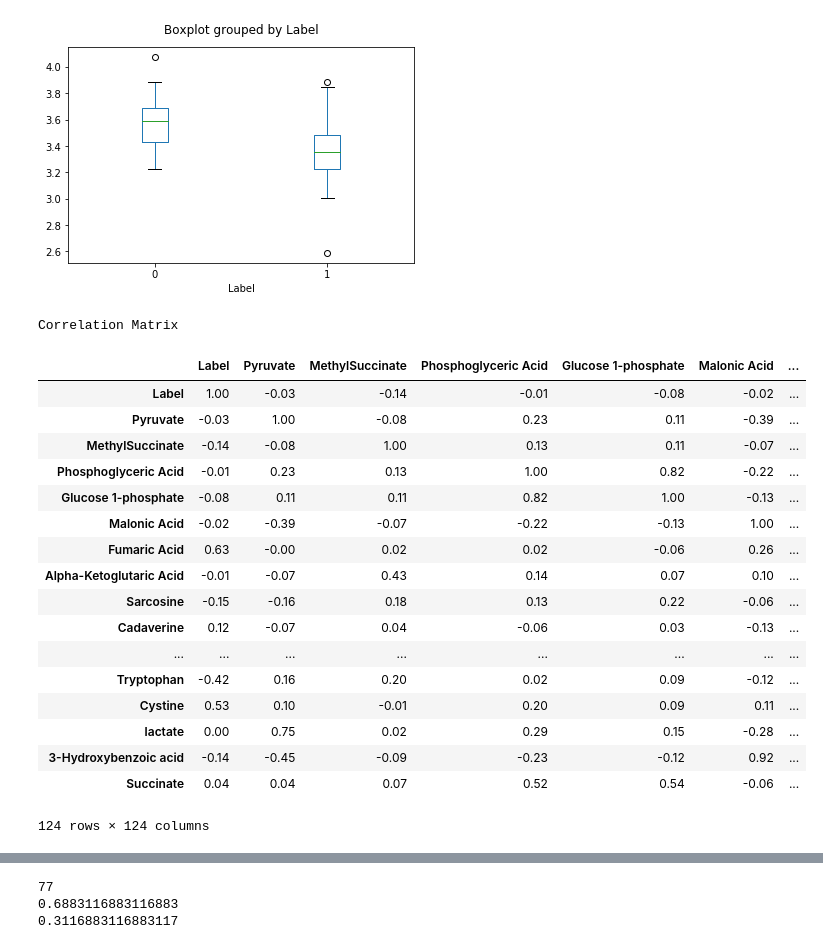
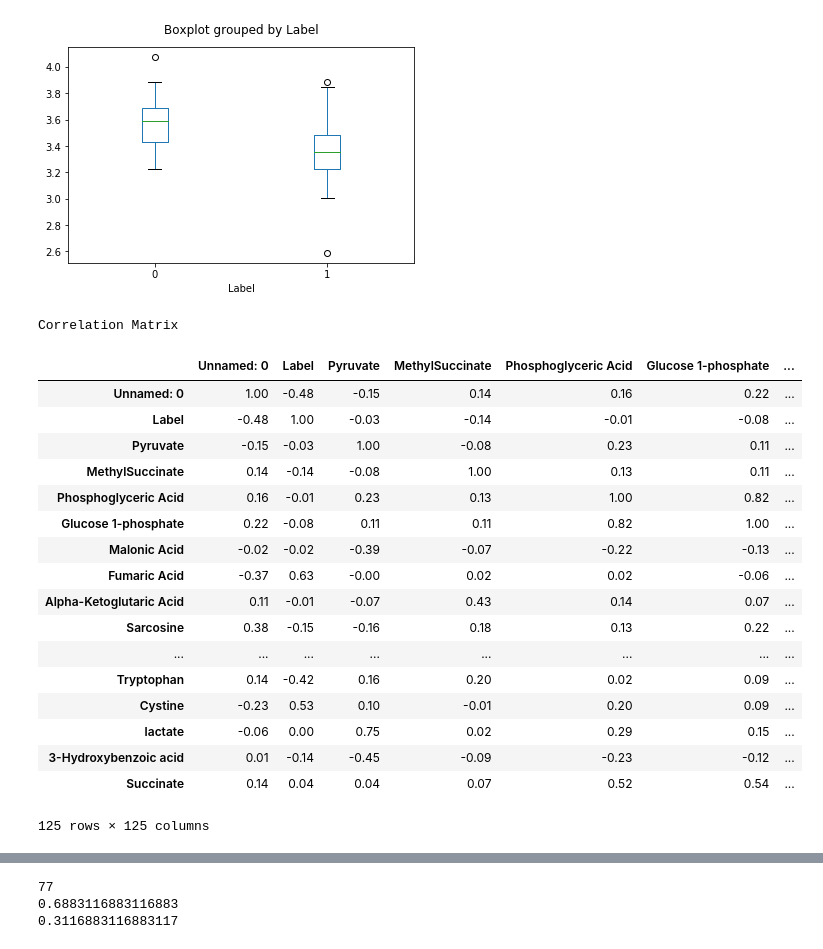
Before and after one commit to pulsetracker/BIOS6644, a Jupyter notebook: CSV_Metabolomics_Activity/BIOS6644_CSV_Sugar_Metabolomics_CrystalNatvig.ipynb, the cells around one changed output, grey strips where cells are left out. Saved outputs shown, nothing was run; the diff lists cells and outputs as text; code cells hidden in the pictures.

```diff
--- a/CSV_Metabolomics_Activity/BIOS6644_CSV_Sugar_Metabolomics_CrystalNatvig.ipynb
+++ b/CSV_Metabolomics_Activity/BIOS6644_CSV_Sugar_Metabolomics_CrystalNatvig.ipynb
@@ -139,0 +114,13 @@ modMetabolomics
+# %%
+#Relabel column
+Metabolomics_data.rename(columns={'Unnamed: 0':'Index'}, inplace=True)
+
+## Instructor comment
+## You've correctly identified the unlabeld column as an index.
+## However, data frames have an index built in that's separate from the columns.
+##
+## I think it's better for to assign that column to be the index instead of a column
+## named index. Help file shows you how: help(pd.read_csv)
+##  Metabolomics_data = pd.read_csv('../Data/sugar_metabolomics.csv',index_col=0)
+Metabolomics_data = pd.read_csv('../Data/sugar_metabolomics.csv')
+Metabolomics_data
@@ -200,44 +220,44 @@ plt.grid(False)
 # %%
 ##################################################################################################################
 #
 # YouDo:
 # Make a pair of plots as follows:
 #    1) Show the correlation matrix between columns of the data
 #        (hint 1: it should be 124x124, hint 2: check out plt.imshow()
 #         Hint 2: numpy has a function for generating the correlation matrix)
 #
 #    2) Make a similar plot showing correlation > 90%
 #
 #  Stretch goal:  using plt.subplot()  make a single figure with both plots side-by-side
 #
 #######################################  BEGIN STUDENT CODE  #####################################################
 
-corrMetabolomics = mod2Metabolomics.drop(columns=['Index'])
+corrMetabolomics = mod2Metabolomics#mod2Metabolomics.drop(columns=['Index'])
 
 # Basic Correlation
 print("Correlation Matrix")
 corrMetabolomics.corr().round(2)
 
 #######################################   END STUDENT CODE   #####################################################
 # %% [output]
 Correlation Matrix
-|  | Label | Pyruvate | MethylSuccinate | Phosphoglyceric Acid | Glucose 1-phosphate | Malonic Acid | ... |
-| Label | 1.00 | -0.03 | -0.14 | -0.01 | -0.08 | -0.02 | ... |
-| Pyruvate | -0.03 | 1.00 | -0.08 | 0.23 | 0.11 | -0.39 | ... |
-| MethylSuccinate | -0.14 | -0.08 | 1.00 | 0.13 | 0.11 | -0.07 | ... |
-| Phosphoglyceric Acid | -0.01 | 0.23 | 0.13 | 1.00 | 0.82 | -0.22 | ... |
-| Glucose 1-phosphate | -0.08 | 0.11 | 0.11 | 0.82 | 1.00 | -0.13 | ... |
-| Malonic Acid | -0.02 | -0.39 | -0.07 | -0.22 | -0.13 | 1.00 | ... |
-| Fumaric Acid | 0.63 | -0.00 | 0.02 | 0.02 | -0.06 | 0.26 | ... |
-| Alpha-Ketoglutaric Acid | -0.01 | -0.07 | 0.43 | 0.14 | 0.07 | 0.10 | ... |
-| Sarcosine | -0.15 | -0.16 | 0.18 | 0.13 | 0.22 | -0.06 | ... |
-| Cadaverine | 0.12 | -0.07 | 0.04 | -0.06 | 0.03 | -0.13 | ... |
+|  | Unnamed: 0 | Label | Pyruvate | MethylSuccinate | Phosphoglyceric Acid | Glucose 1-phosphate | ... |
+| Unnamed: 0 | 1.00 | -0.48 | -0.15 | 0.14 | 0.16 | 0.22 | ... |
+| Label | -0.48 | 1.00 | -0.03 | -0.14 | -0.01 | -0.08 | ... |
+| Pyruvate | -0.15 | -0.03 | 1.00 | -0.08 | 0.23 | 0.11 | ... |
+| MethylSuccinate | 0.14 | -0.14 | -0.08 | 1.00 | 0.13 | 0.11 | ... |
+| Phosphoglyceric Acid | 0.16 | -0.01 | 0.23 | 0.13 | 1.00 | 0.82 | ... |
+| Glucose 1-phosphate | 0.22 | -0.08 | 0.11 | 0.11 | 0.82 | 1.00 | ... |
+| Malonic Acid | -0.02 | -0.02 | -0.39 | -0.07 | -0.22 | -0.13 | ... |
+| Fumaric Acid | -0.37 | 0.63 | -0.00 | 0.02 | 0.02 | -0.06 | ... |
+| Alpha-Ketoglutaric Acid | 0.11 | -0.01 | -0.07 | 0.43 | 0.14 | 0.07 | ... |
+| Sarcosine | 0.38 | -0.15 | -0.16 | 0.18 | 0.13 | 0.22 | ... |
 | ... | ... | ... | ... | ... | ... | ... | ... |
-| Tryptophan | -0.42 | 0.16 | 0.20 | 0.02 | 0.09 | -0.12 | ... |
-| Cystine | 0.53 | 0.10 | -0.01 | 0.20 | 0.09 | 0.11 | ... |
-| lactate | 0.00 | 0.75 | 0.02 | 0.29 | 0.15 | -0.28 | ... |
-| 3-Hydroxybenzoic acid | -0.14 | -0.45 | -0.09 | -0.23 | -0.12 | 0.92 | ... |
-| Succinate | 0.04 | 0.04 | 0.07 | 0.52 | 0.54 | -0.06 | ... |
+| Tryptophan | 0.14 | -0.42 | 0.16 | 0.20 | 0.02 | 0.09 | ... |
+| Cystine | -0.23 | 0.53 | 0.10 | -0.01 | 0.20 | 0.09 | ... |
+| lactate | -0.06 | 0.00 | 0.75 | 0.02 | 0.29 | 0.15 | ... |
+| 3-Hydroxybenzoic acid | 0.01 | -0.14 | -0.45 | -0.09 | -0.23 | -0.12 | ... |
+| Succinate | 0.14 | 0.04 | 0.04 | 0.07 | 0.52 | 0.54 | ... |
-124 rows × 124 columns
+125 rows × 125 columns
 # %%
 df = corrMetabolomics
```
Also changed, not shown: parts of 11 cells of this notebook, 2 other files.
